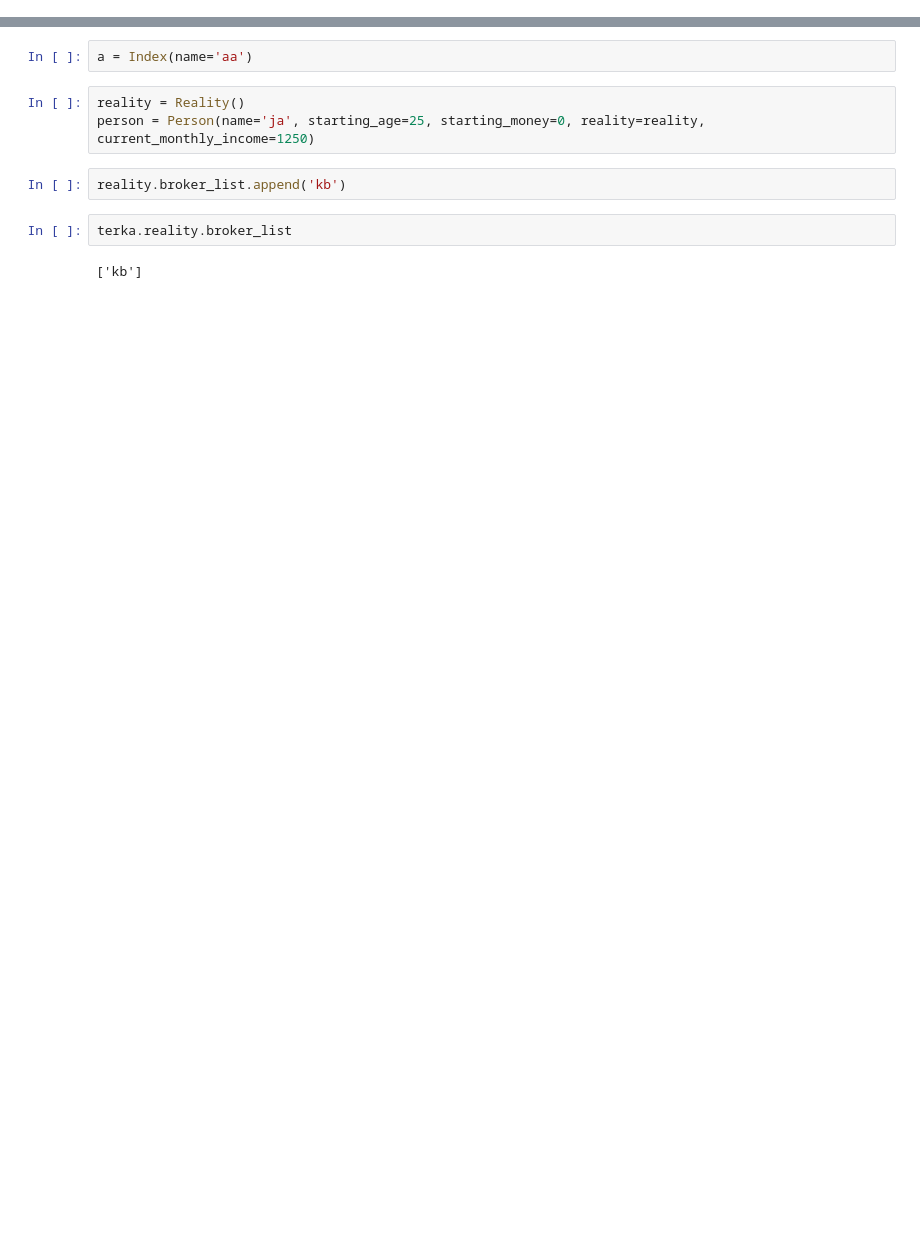
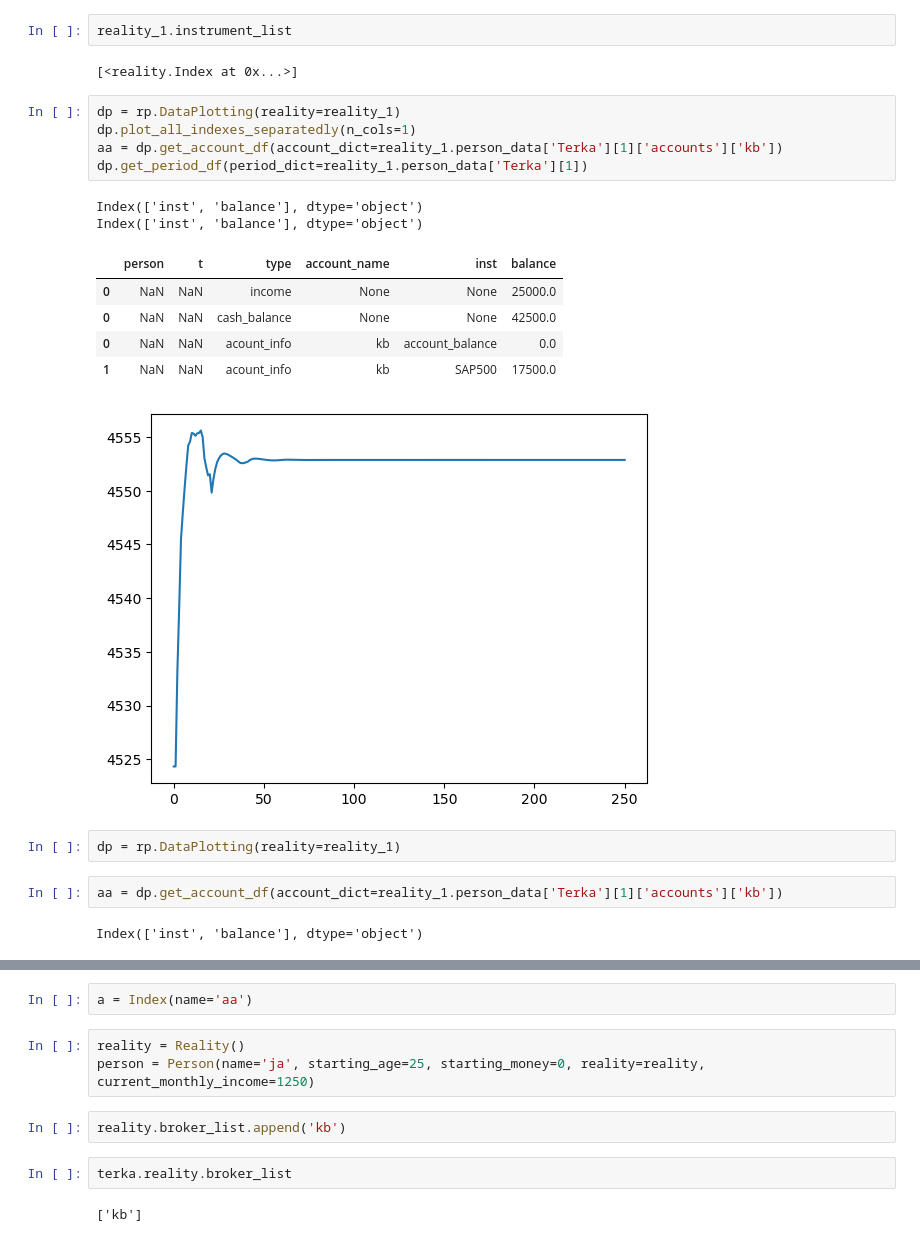
Before and after one commit to honzaz1234/return_simulation, a Jupyter notebook: test_model.ipynb, the cells around one changed output, grey strips where cells are left out. Drawn from its saved outputs; the diff is of its cells as text; blank space fills up the shorter version.

```diff
--- a/test_model.ipynb
+++ b/test_model.ipynb
@@ -379,0 +104,24 @@ multip
+# %%
+reality_1.instrument_list
+# %% [output]
+[<reality.Index at 0x...>]
+# %%
+dp = rp.DataPlotting(reality=reality_1)
+dp.plot_all_indexes_separatedly(n_cols=1)
+aa = dp.get_account_df(account_dict=reality_1.person_data['Terka'][1]['accounts']['kb'])
+dp.get_period_df(period_dict=reality_1.person_data['Terka'][1])
+# %% [output]
+Index(['inst', 'balance'], dtype='object')
+Index(['inst', 'balance'], dtype='object')
+|  | person | t | type | account_name | inst | balance |
+| 0 | NaN | NaN | income | None | None | 25000.0 |
+| 0 | NaN | NaN | cash_balance | None | None | 42500.0 |
+| 0 | NaN | NaN | acount_info | kb | account_balance | 0.0 |
+| 1 | NaN | NaN | acount_info | kb | SAP500 | 17500.0 |
+[figure, added]
+# %%
+dp = rp.DataPlotting(reality=reality_1)
+# %%
+aa = dp.get_account_df(account_dict=reality_1.person_data['Terka'][1]['accounts']['kb'])
+# %% [output]
+Index(['inst', 'balance'], dtype='object')
```
Also changed, not shown: parts of 17 cells of this notebook, 2 other files.
